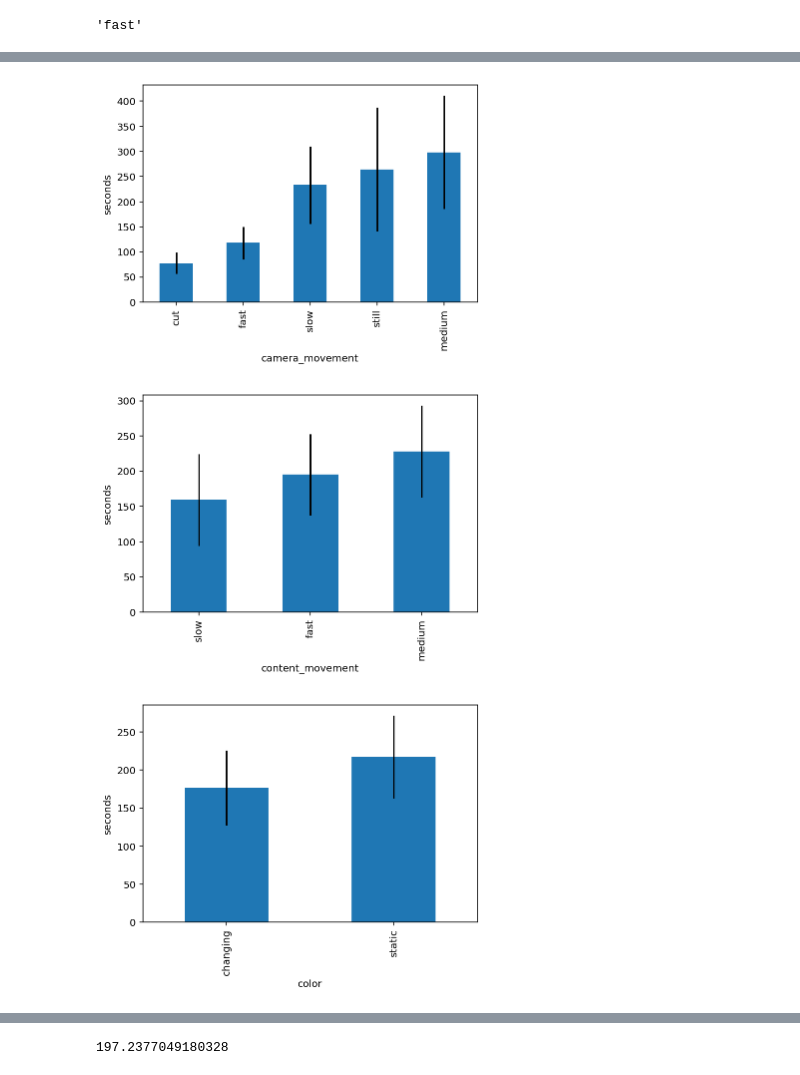
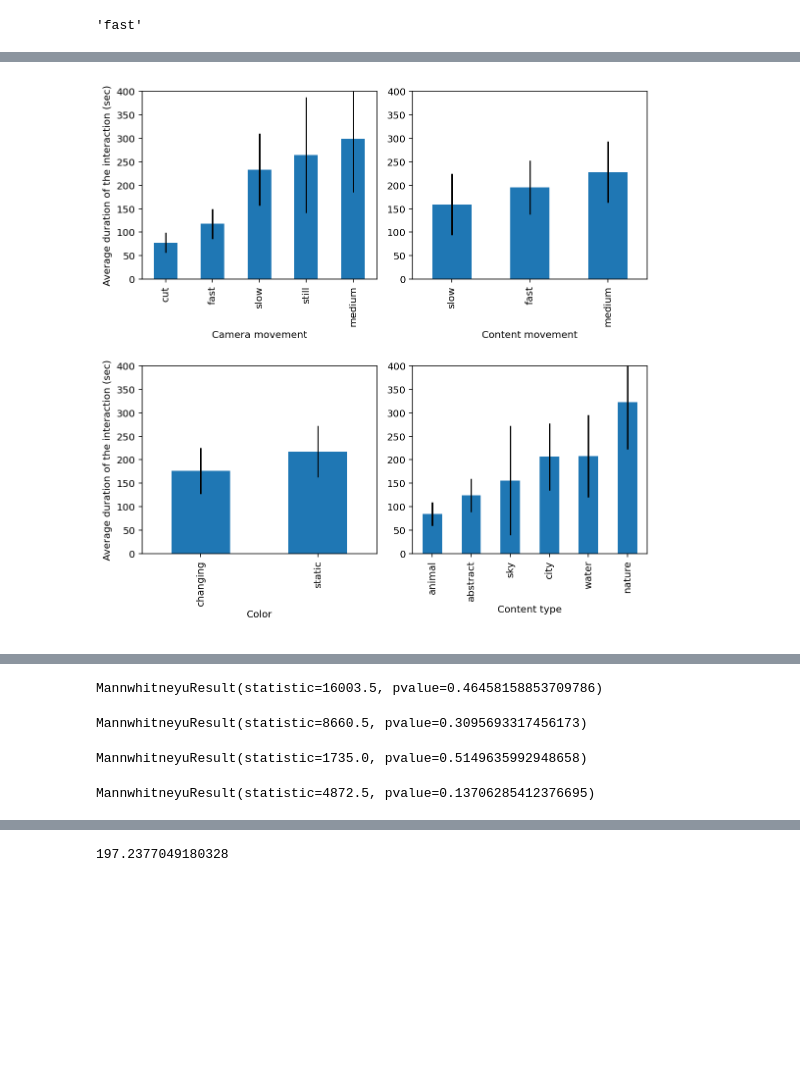
Before and after one commit to AurelienNioche/DoggyVision, a Jupyter notebook: main.ipynb, the cells around one changed output, grey strips where cells are left out. Drawn from its saved outputs; the diff is of its cells as text; code cells hidden in the pictures; blank space fills up the shorter version.

```diff
--- a/main.ipynb
+++ b/main.ipynb
@@ -9,7 +10,10 @@ df = df.drop(df[df.time == "/"].index)
 df = df.drop(df[df.video == "/"].index)
 df = df.dropna()
 df = df.reset_index()
+df.date = pd.to_datetime(df.date, infer_datetime_format=True)
+df.time = pd.to_datetime(df.time, infer_datetime_format=True).apply(lambda x: x.time())
 df.seconds = pd.to_numeric(df.seconds)
+df.day = pd.to_numeric(df.day)
 df
 # %% [output]
 |  | day | date | time | seconds | video |
@@ -27,0 +93,10 @@ df
+# %%
+fig, ax = plt.subplots(figsize=(15, 5))
+import datetime as dt
+from matplotlib import dates
+x = []
+for index, time in enumerate(df.time):
+    x.append(dt.datetime.combine(dt.date(2017, 1, 1), time))
+sns.histplot(ax=ax, x=x, kde=False, bins=30)
+ax.xaxis.set_major_formatter(dates.DateFormatter('%H:%M:%S'))
+ax.set_ylabel("Number of interaction");
@@ -64,0 +155,8 @@ df.groupby('video')['seconds'].mean().sort_values().plot.bar();
+# %%
+fig, ax = plt.subplots()
+# sns.histplot(ax=ax, data=df, x="video")
+sns.countplot(x = 'video',
+              data = df,
+              order = df['video'].value_counts().index, color="C0")
+for tick in ax.get_xticklabels():
+    tick.set_rotation(90)
@@ -94,13 +194,20 @@ df
 366 rows × 9 columns
 # %%
-for cat in label_categories:
+fig, axes = plt.subplots(ncols=2, nrows=2, figsize=(8,8))
+axes = axes.flatten()
+
+for i, cat in enumerate(label_categories):
+    ax = axes[i]
     qual = df.groupby(cat)["seconds"].agg([np.mean, sem])
     qual = qual.sort_values("mean")
     qual.plot(kind = "bar", y = "mean", ylabel="seconds", legend = False,
-              yerr = "sem")
-    plt.show()
-    print("")
+              yerr = "sem", ax=ax)
+    ax.set_xlabel(cat.replace("_", " ").capitalize() + "\n")
+    if i % 2 == 0:
+        ax.set_ylabel("Average duration of the interaction (sec)")
+    else:
+        ax.set_ylabel("")
+    ax.set_ylim(0, 400)
+plt.tight_layout()
 # %% [output]
-[figure, old version]
+[figure, new version]
-[figure, removed]
-[figure, removed]
@@ -107,0 +214,32 @@ for cat in label_categories:
+# %%
+cat = "color"
+modalities = "changing", "static"
+x1 = df[df[cat] == modalities[0]].seconds.values
+x2 = df[df[cat] == modalities[1]].seconds.values
+mannwhitneyu(x1, x2)
+# %% [output]
+MannwhitneyuResult(statistic=16003.5, pvalue=0.46458158853709786)
+# %%
+cat = "content_movement"
+modalities = "medium", "slow"
+x1 = df[df[cat] == modalities[0]].seconds.values
+x2 = df[df[cat] == modalities[1]].seconds.values
+mannwhitneyu(x1, x2)
+# %% [output]
+MannwhitneyuResult(statistic=8660.5, pvalue=0.3095693317456173)
+# %%
+cat = "camera_movement"
+modalities = "cut", "medium"
+x1 = df[df[cat] == modalities[0]].seconds.values
+x2 = df[df[cat] == modalities[1]].seconds.values
+mannwhitneyu(x1, x2)
+# %% [output]
+MannwhitneyuResult(statistic=1735.0, pvalue=0.5149635992948658)
+# %%
+cat = "content_type"
+modalities = "animal", "nature"
+x1 = df[df[cat] == modalities[0]].seconds.values
+x2 = df[df[cat] == modalities[1]].seconds.values
+mannwhitneyu(x1, x2)
+# %% [output]
+MannwhitneyuResult(statistic=4872.5, pvalue=0.13706285412376695)
```
Also changed, not shown: parts of 23 cells of this notebook, 4 other files.
